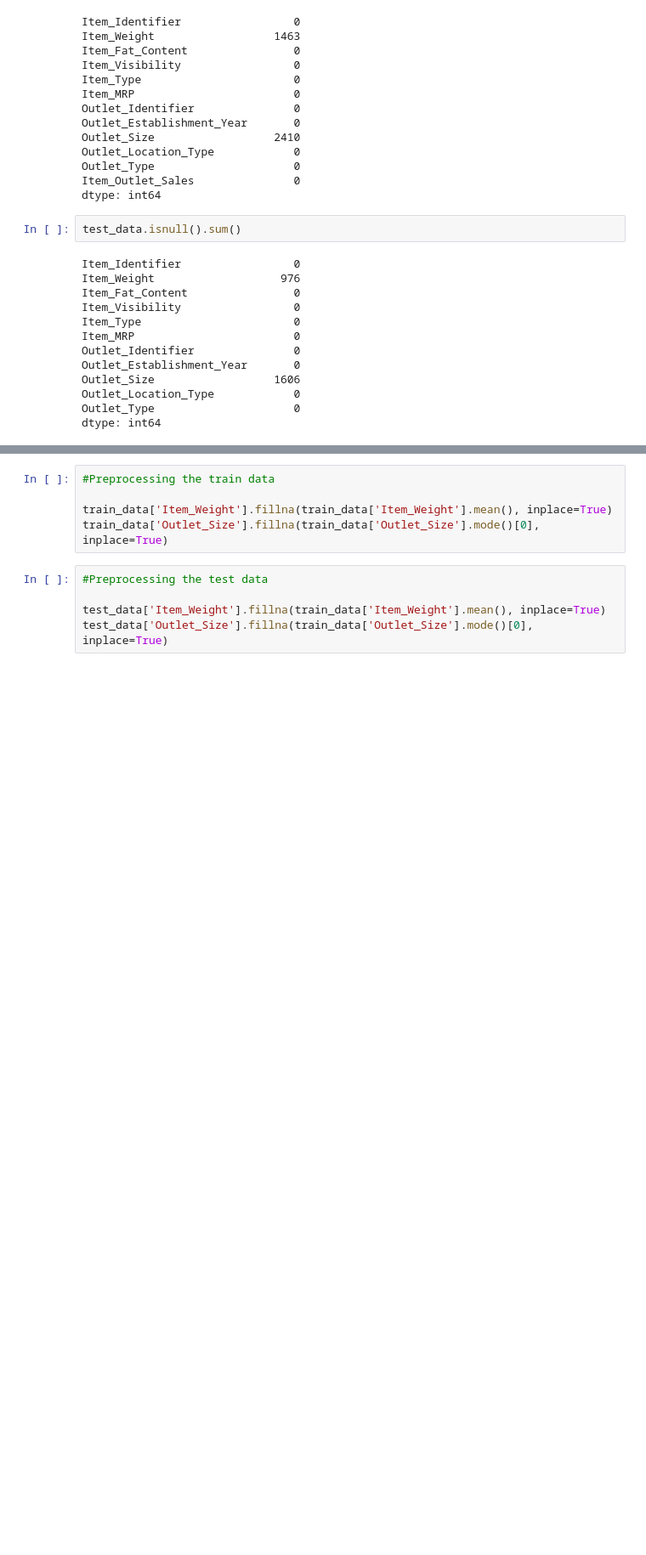
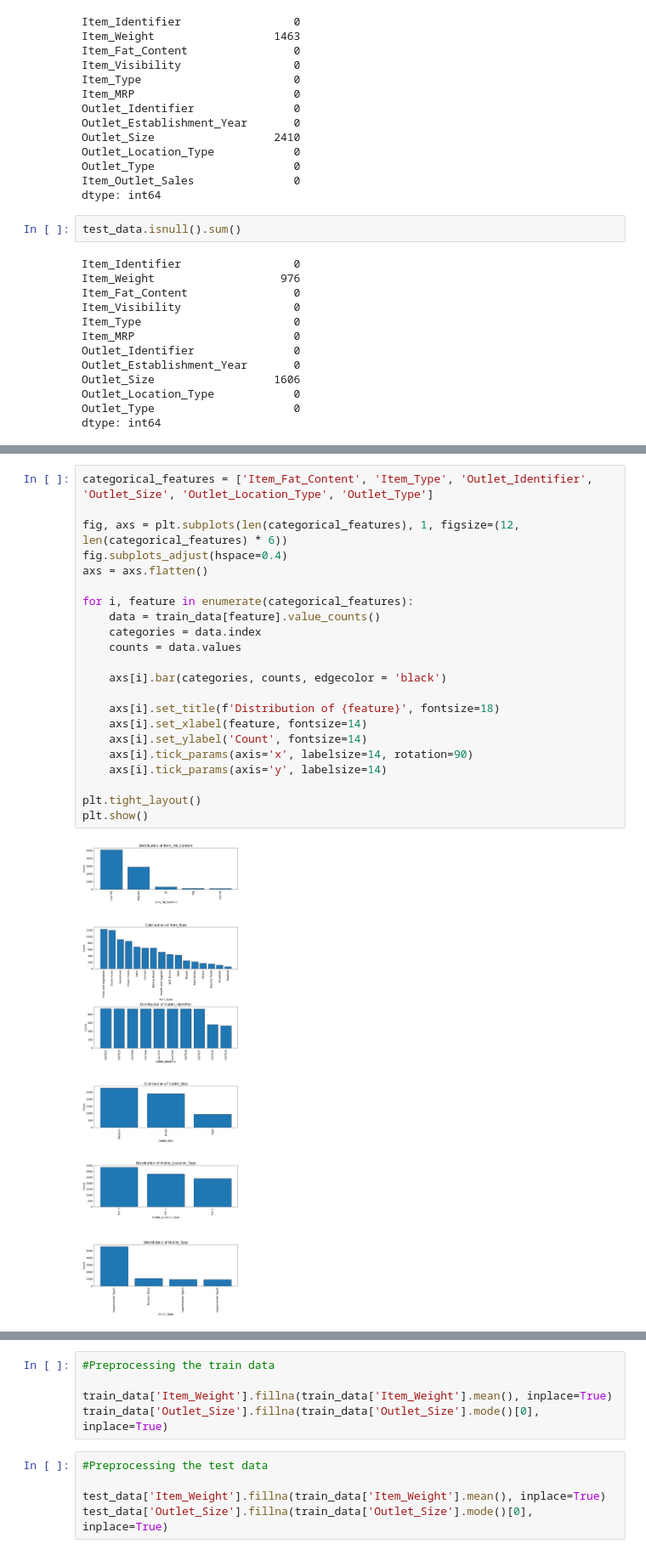
Before and after one commit to AromaDsouza/BigMart_Sales_Prediction, a Jupyter notebook: BigMart_Sales_Prediction.ipynb, the cells around one changed output, grey strips where cells are left out. Shown at 85% size. Drawn from its saved outputs; the diff is of its cells as text; blank space fills up the shorter version.

```diff
--- a/BigMart_Sales_Prediction.ipynb
+++ b/BigMart_Sales_Prediction.ipynb
@@ -209 +203,25 @@ for feature in categorical_features:
+# %%
+categorical_features = ['Item_Fat_Content', 'Item_Type', 'Outlet_Identifier', 'Outlet_Size', 'Outlet_Location_Type', 'Outlet_Type']
+
+fig, axs = plt.subplots(len(categorical_features), 1, figsize=(12, len(categorical_features) * 6))
+fig.subplots_adjust(hspace=0.4)
+axs = axs.flatten()
+
+for i, feature in enumerate(categorical_features):
+    data = train_data[feature].value_counts()
+    categories = data.index
+    counts = data.values
+
+    axs[i].bar(categories, counts, edgecolor = 'black')
+
+    axs[i].set_title(f'Distribution of {feature}', fontsize=18)
+    axs[i].set_xlabel(feature, fontsize=14)
+    axs[i].set_ylabel('Count', fontsize=14)
+    axs[i].tick_params(axis='x', labelsize=14, rotation=90)
+    axs[i].tick_params(axis='y', labelsize=14)
+
+plt.tight_layout()
+plt.show()
+# %% [output]
+[figure, added]
 # %%
```
Also changed, not shown: parts of 13 cells of this notebook.
